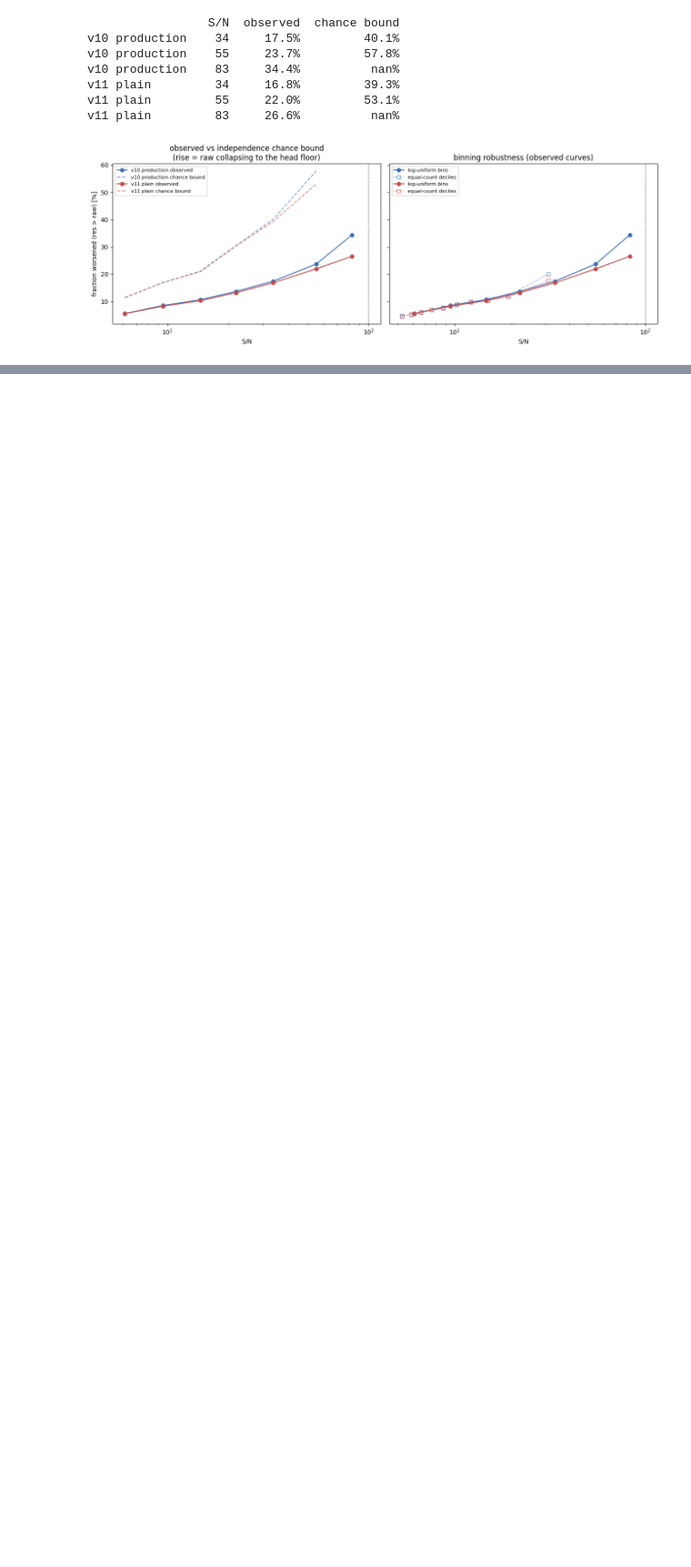
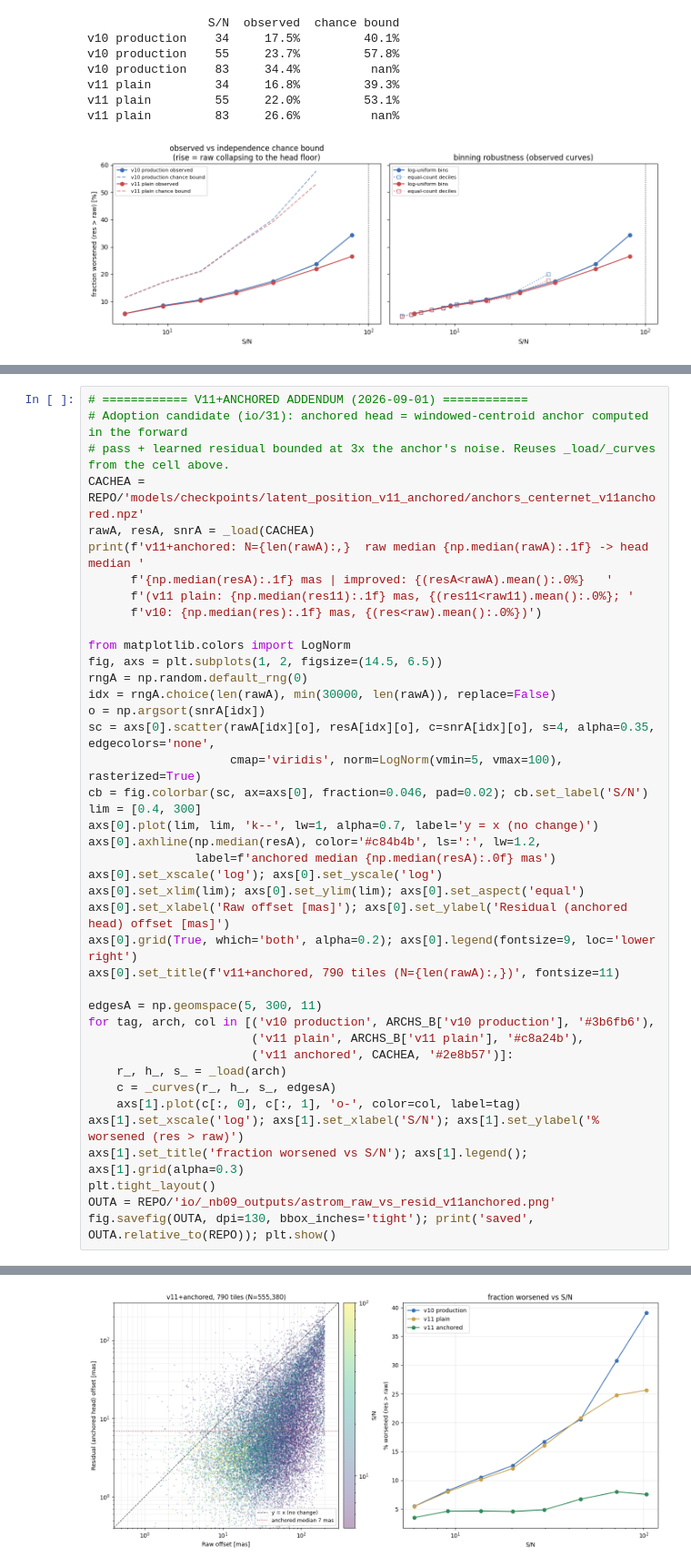
Before and after one commit to xoubish/JAISP, a Jupyter notebook: io/18_astrometry_raw_vs_residual.ipynb, the cells around one changed output, grey strips where cells are left out. Shown at 91% size. Cells and saved outputs as stored; diff of their text form; blank space fills up the shorter version.

```diff
--- a/io/18_astrometry_raw_vs_residual.ipynb
+++ b/io/18_astrometry_raw_vs_residual.ipynb
@@ -304,0 +313,42 @@ v11 plain         83     26.6%          nan%
+# %%
+# ============ V11+ANCHORED ADDENDUM (2026-09-01) ============
+# Adoption candidate (io/31): anchored head = windowed-centroid anchor computed in the forward
+# pass + learned residual bounded at 3x the anchor's noise. Reuses _load/_curves from the cell above.
+CACHEA = REPO/'models/checkpoints/latent_position_v11_anchored/anchors_centernet_v11anchored.npz'
+rawA, resA, snrA = _load(CACHEA)
+print(f'v11+anchored: N={len(rawA):,}  raw median {np.median(rawA):.1f} -> head median '
+      f'{np.median(resA):.1f} mas | improved: {(resA<rawA).mean():.0%}   '
+      f'(v11 plain: {np.median(res11):.1f} mas, {(res11<raw11).mean():.0%}; '
+      f'v10: {np.median(res):.1f} mas, {(res<raw).mean():.0%})')
+
+from matplotlib.colors import LogNorm
+fig, axs = plt.subplots(1, 2, figsize=(14.5, 6.5))
+rngA = np.random.default_rng(0)
+idx = rngA.choice(len(rawA), min(30000, len(rawA)), replace=False)
+o = np.argsort(snrA[idx])
+sc = axs[0].scatter(rawA[idx][o], resA[idx][o], c=snrA[idx][o], s=4, alpha=0.35, edgecolors='none',
+                    cmap='viridis', norm=LogNorm(vmin=5, vmax=100), rasterized=True)
+cb = fig.colorbar(sc, ax=axs[0], fraction=0.046, pad=0.02); cb.set_label('S/N')
+lim = [0.4, 300]
+axs[0].plot(lim, lim, 'k--', lw=1, alpha=0.7, label='y = x (no change)')
+axs[0].axhline(np.median(resA), color='#c84b4b', ls=':', lw=1.2,
+               label=f'anchored median {np.median(resA):.0f} mas')
+axs[0].set_xscale('log'); axs[0].set_yscale('log')
+axs[0].set_xlim(lim); axs[0].set_ylim(lim); axs[0].set_aspect('equal')
+axs[0].set_xlabel('Raw offset [mas]'); axs[0].set_ylabel('Residual (anchored head) offset [mas]')
+axs[0].grid(True, which='both', alpha=0.2); axs[0].legend(fontsize=9, loc='lower right')
+axs[0].set_title(f'v11+anchored, 790 tiles (N={len(rawA):,})', fontsize=11)
+
+edgesA = np.geomspace(5, 300, 11)
+for tag, arch, col in [('v10 production', ARCHS_B['v10 production'], '#3b6fb6'),
+                       ('v11 plain', ARCHS_B['v11 plain'], '#c8a24b'),
+                       ('v11 anchored', CACHEA, '#2e8b57')]:
+    r_, h_, s_ = _load(arch)
+    c = _curves(r_, h_, s_, edgesA)
+    axs[1].plot(c[:, 0], c[:, 1], 'o-', color=col, label=tag)
+axs[1].set_xscale('log'); axs[1].set_xlabel('S/N'); axs[1].set_ylabel('% worsened (res > raw)')
+axs[1].set_title('fraction worsened vs S/N'); axs[1].legend(); axs[1].grid(alpha=0.3)
+plt.tight_layout()
+OUTA = REPO/'io/_nb09_outputs/astrom_raw_vs_resid_v11anchored.png'
+fig.savefig(OUTA, dpi=130, bbox_inches='tight'); print('saved', OUTA.relative_to(REPO)); plt.show()
+# %% [output]
@@ -304,0 +357 @@ v11 plain         83     26.6%          nan%
+[figure, added]
```
Also changed, not shown: parts of 2 cells of this notebook, 35 other files.
